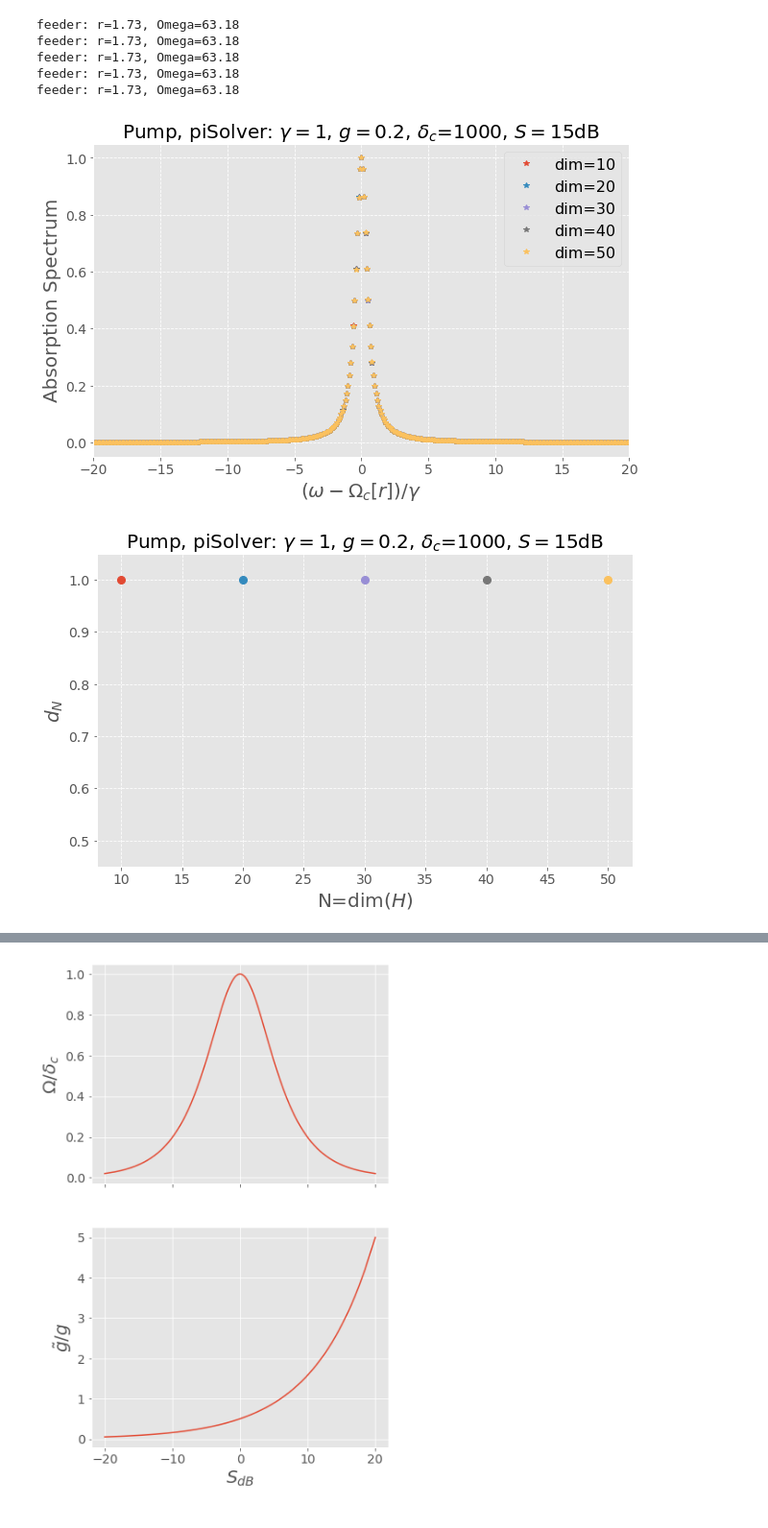
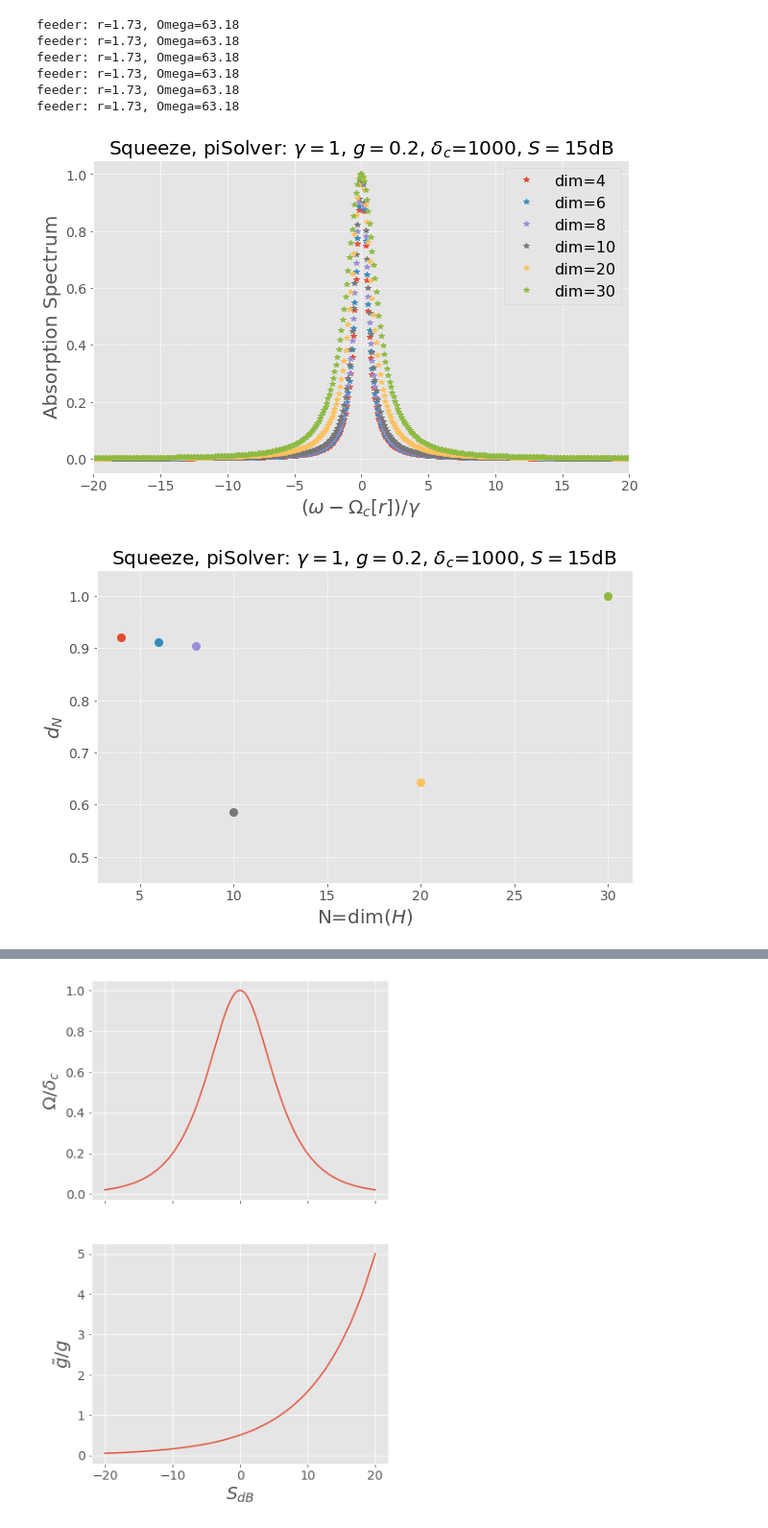
Before and after one commit to MVillius/star3gate, a Jupyter notebook: Full_0.ipynb, the cells around one changed output, grey strips where cells are left out. Shown at 96% size. Saved outputs shown, nothing was run; the diff lists cells and outputs as text; code cells hidden in the pictures.

```diff
--- a/Full_0.ipynb
+++ b/Full_0.ipynb
@@ -442,15 +463,17 @@ def feeder(S, d_cp, w_cav):
 # %%
 ''' Checking Hilbert space dimension '''
+# Set parameters
+Ltype = 'Squeeze'
+dims  = [2,3,4,5,10,15] #[5,10,15,20, 25] #,30,35,40]
 w_cav = 6e3
 d_cp  = 1e3
 gamma = 1e-3*d_cp
 g     = 0.2*gamma
+S     = 15
+
+# Do not touch
 sys   = system(w_cav=w_cav, g=g, gamma=gamma, kappa=gamma)
-dims  = [5,10,15,20, 25] #,30,35,40]
-
 span  = 50
-S     = 15
-Dtype = 'Pump'
 w_drive_list = []
 sreg_list, sweird_list = [], []
 for ii, dim in enumerate(dims):
@@ -464,13 +487,13 @@ for ii, dim in enumerate(dims):
 #    w_drive = 2*np.pi*np.linspace(-15e3,15e3,50001)
     w_drive_list.append(w_drive)
 
-    if Dtype is 'Hybrid':
+    if Ltype is 'Hybrid':
         sys.Dynamics(Htype='LRsqueez', Dtype='regular', isDrive=False)
-    elif Dtype is 'Squeeze':
+    elif Ltype is 'Squeeze':
         sys.Dynamics(Htype='LRsqueez', Dtype='weird', isDrive=False)
-    elif Dtype is 'Pump':
+    elif Ltype is 'Pump':
         sys.Dynamics(Htype='LRrot', Dtype='regular', isDrive=False)
-    sweird_list.append(qubit_spectrum(sys, w_drive, solver='pi'))
+    sweird_list.append(qubit_spectrum(sys, w_drive, solver='es'))
 
 print('done')
 # %% [output]
@@ -495,6 +521,7 @@ done
 fig1, ax1 = plt.subplots(1, figsize=(10,6))
 fig2, ax2 = plt.subplots(1, figsize=(10,6))
 fitting = False
+saving  = False
 dist    = np.zeros(len(dims))
 for ii, dim in enumerate(dims):
     e_pump, w_pump = feeder(S, d_cp, w_cav)
@@ -518,36 +545,38 @@ for ii, dim in enumerate(dims):
         print(np.array(popt)/2/np.pi)
 
     if ii-len(dims)+1:
         s_next = sweird_list[ii+1]/np.max(sweird_list[ii+1])
     else:
         s_next = s_abs
     dist[ii] = sum(s_abs/s_next)/len(s_abs)
     ax2.plot(2*dims[ii], dist[ii], 'o', markersize=8)
 
 ax1.set_xlim([-20,20])
 
 ax1.set_ylabel(r'Absorption Spectrum')
 ax1.grid(linestyle='--')
 ax1.set_xlabel(r'$(\omega-\Omega_c[r])/\gamma$')
 ax1.legend()
 ax1.set_title(Dtype+r', piSolver: $\gamma=$%.f, $ g=$%.1f, $ \delta_c$=%.f, $ S=$%.fdB'%(gamma,g,d_cp,S))
 
 ax2.set_ylabel(r'$d_N$')
 ax2.grid(linestyle='--')
 ax2.set_xlabel(r'N=dim($H$)')
 ax2.set_ylim([0.45,1.05])
 ax2.set_title(Dtype+r', piSolver: $\gamma=$%.f, $ g=$%.1f, $ \delta_c$=%.f, $ S=$%.fdB'%(gamma,g,d_cp,S))
 
 plt.show()
-fig1.tight_layout()
-fig1.savefig('truncation_'+Dtype+'_piSolver_g%.1f_S%.fdB.png'%(g,S))
-fig2.tight_layout()
-fig2.savefig('distance_'+Dtype+'_piSolver_g%.1f_S%.fdB.png'%(g,S))
+if saving:
+    fig1.tight_layout()
+    fig1.savefig('truncation_'+Dtype+'_piSolver_g%.1f_S%.fdB.png'%(g,S))
+    fig2.tight_layout()
+    fig2.savefig('distance_'+Dtype+'_piSolver_g%.1f_S%.fdB.png'%(g,S))
 # %% [output]
 feeder: r=1.73, Omega=63.18
 feeder: r=1.73, Omega=63.18
 feeder: r=1.73, Omega=63.18
 feeder: r=1.73, Omega=63.18
 feeder: r=1.73, Omega=63.18
+feeder: r=1.73, Omega=63.18
-[figure, old version]
+[figure, new version]
-[figure, old version]
+[figure, new version]
```
Also changed, not shown: parts of 21 cells of this notebook.
